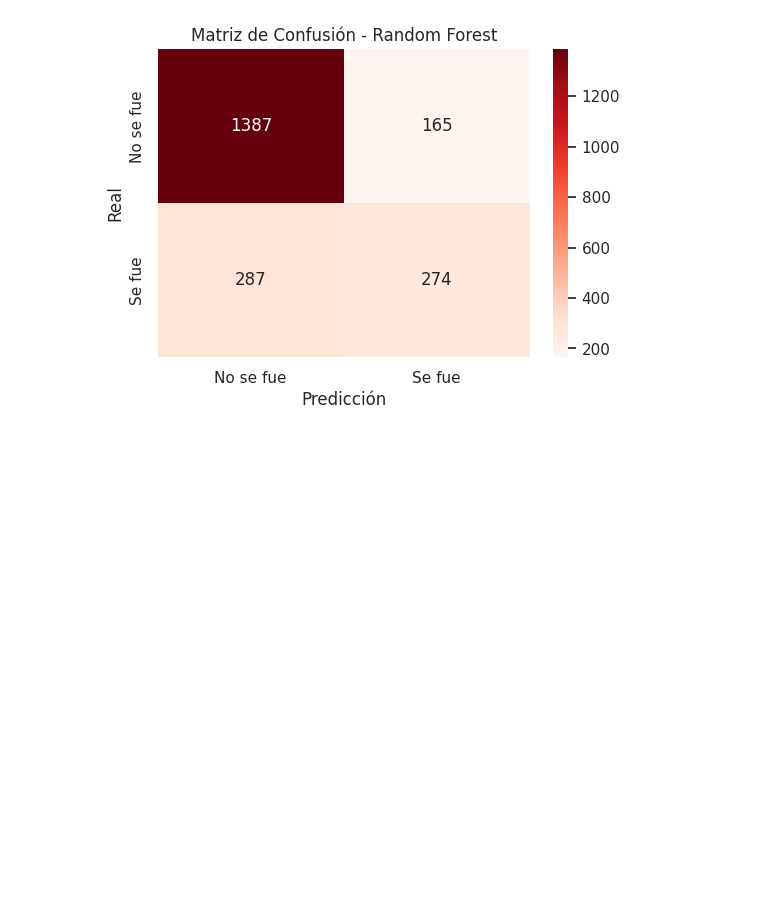
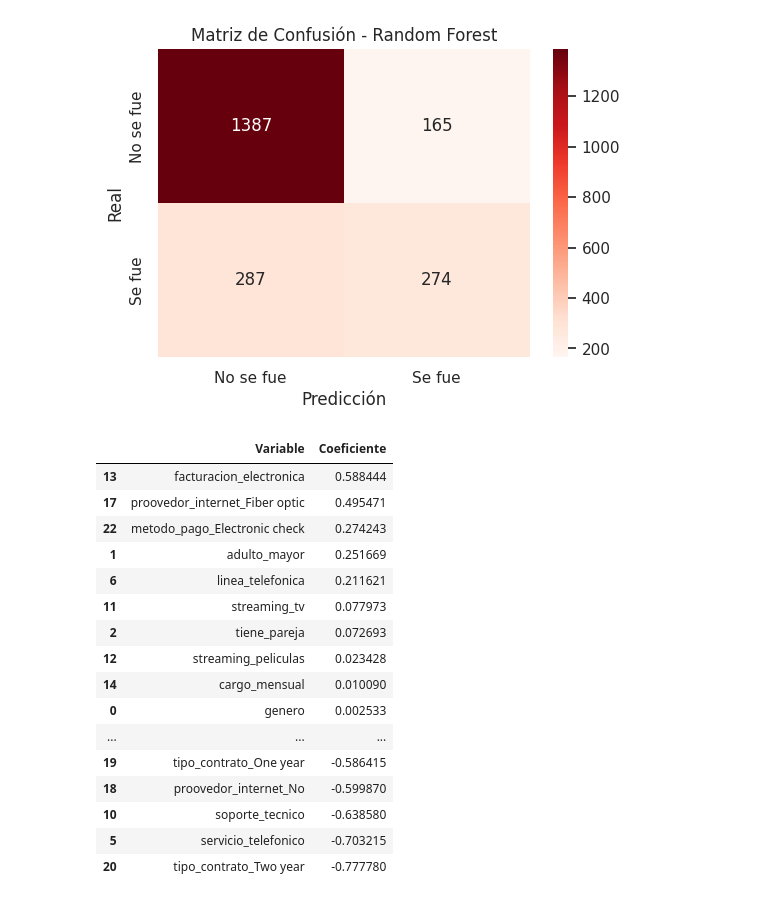
Before and after one commit to Jeder14/TelecomX_challenge_parte2, a Jupyter notebook: TelecomX_parte2.ipynb, the cells around one changed output. Saved outputs shown, nothing was run; the diff lists cells and outputs as text; code cells hidden in the pictures; blank space fills up the shorter version.

```diff
--- a/TelecomX_parte2.ipynb
+++ b/TelecomX_parte2.ipynb
@@ -592,3 +592,25 @@ Matriz de Confusión:
    macro avg       0.73      0.69      0.70      2113
 weighted avg       0.77      0.79      0.78      2113
 [figure]
+# %%
+coef_df = pd.DataFrame({"Variable": X_train.columns, "Coeficiente": coeficientes})
+coef_df = coef_df.sort_values(by="Coeficiente", ascending=False)
+coef_df
+# %% [output]
+|  | Variable | Coeficiente |
+| 13 | facturacion_electronica | 0.588444 |
+| 17 | proovedor_internet_Fiber optic | 0.495471 |
+| 22 | metodo_pago_Electronic check | 0.274243 |
+| 1 | adulto_mayor | 0.251669 |
+| 6 | linea_telefonica | 0.211621 |
+| 11 | streaming_tv | 0.077973 |
+| 2 | tiene_pareja | 0.072693 |
+| 12 | streaming_peliculas | 0.023428 |
+| 14 | cargo_mensual | 0.010090 |
+| 0 | genero | 0.002533 |
+| ... | ... | ... |
+| 19 | tipo_contrato_One year | -0.586415 |
+| 18 | proovedor_internet_No | -0.599870 |
+| 10 | soporte_tecnico | -0.638580 |
+| 5 | servicio_telefonico | -0.703215 |
+| 20 | tipo_contrato_Two year | -0.777780 |
```
Also changed, not shown: parts of 16 cells of this notebook.
